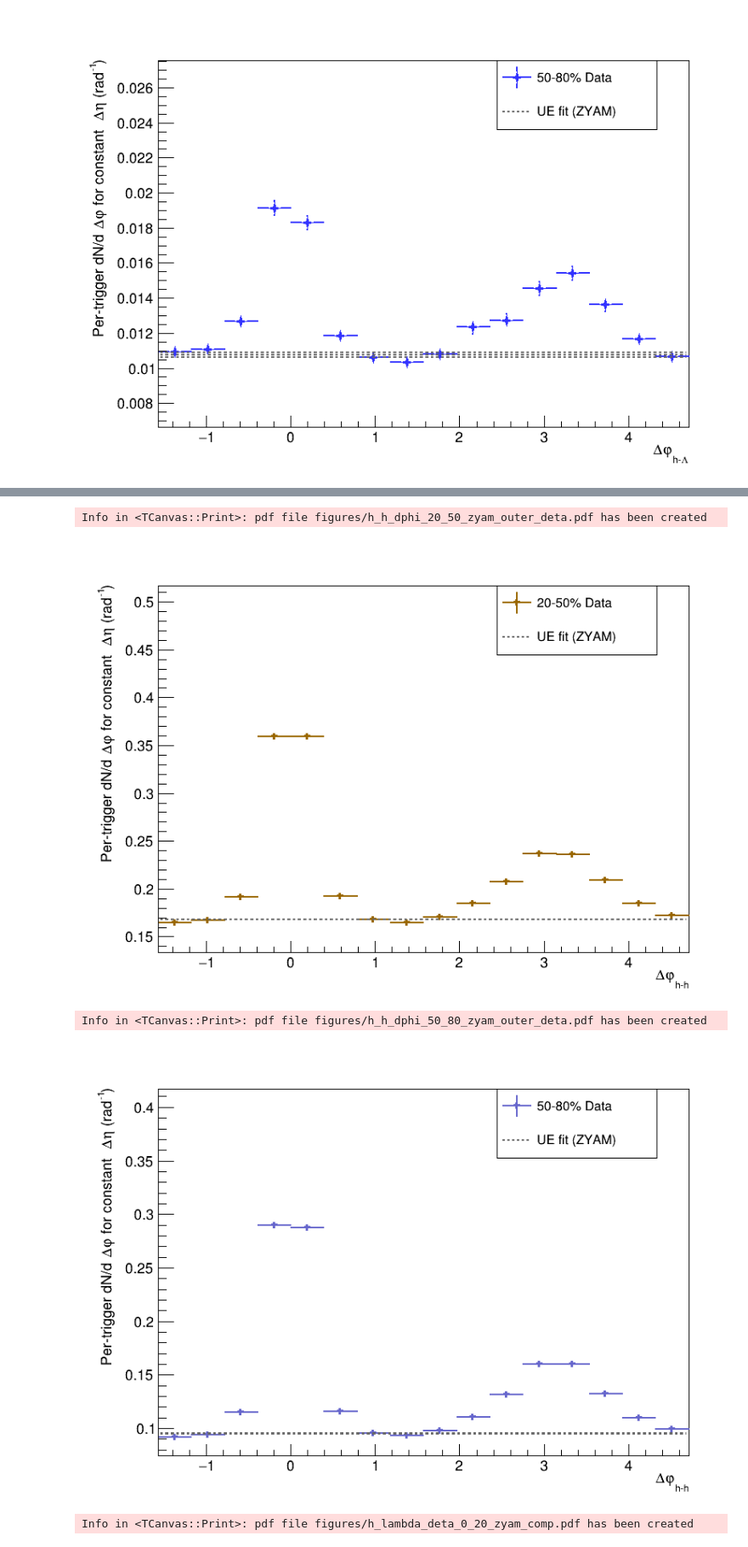
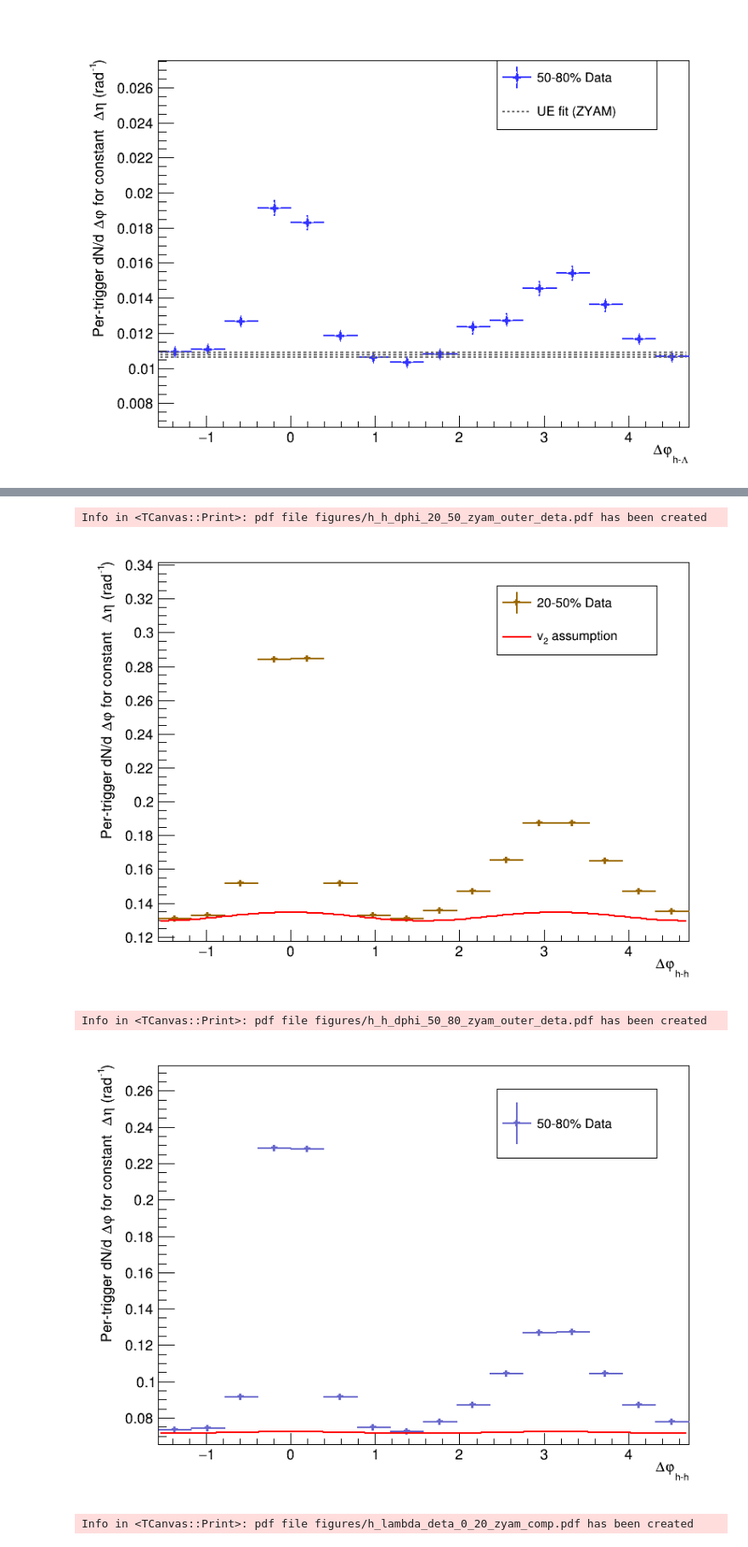
Before and after one commit to rhanniga/lambda-over-hadron, a Jupyter notebook: data/offline/plotting_notebook.ipynb, the cells around one changed output, grey strips where cells are left out. Shown at 85% size. Saved outputs shown, nothing was run; the diff lists cells and outputs as text; code cells hidden in the pictures.

```diff
--- a/data/offline/plotting_notebook.ipynb
+++ b/data/offline/plotting_notebook.ipynb
@@ -15,7 +15,7 @@ c.SetTopMargin(0.05)
 # %%
 # res_input_file = rt.TFile("output/res_avg6_sideband_subtraction_sig_11_114_trig_40_80_assoc_20_40_delta_eta_12.root")
 # v0_input_file = rt.TFile("output/v0_avg6_sideband_subtraction_rsb_1135_115_sig_1102_113_trig_40_80_assoc_20_40_delta_eta_12_normal_tmp.root")
-v0_input_file = rt.TFile("tmp.root")
+v0_input_file = rt.TFile("output/central_value/v0_avg6_sideband_subtraction_rsb_1135_115_sig_1102_113_trig_40_80_assoc_20_40_delta_eta_12_normal.root")
 # %%
 def setup_hist_for_single_plot(hist, x_title, y_title, color, marker_style):
     hist.SetTitle("")
@@ -1031,11 +1031,12 @@ Info in <TCanvas::Print>: pdf file figures/h_h_dphi_0_20_zyam_outer_deta.pdf has
 # %%
 h_dphi_dist_20_50.SetLineWidth(2)
 h_dphi_dist_20_50.Draw()
-# hh_ue_fit_20_50.Draw("same")
-hh_ue_line_20_50.Draw("same")
+hh_ue_fit_20_50.Draw("same")
+# hh_ue_line_20_50.Draw("same")
 # h_dphi_fit_20_50.Draw("same")
-hh_ue_upper_line_20_50.Draw("same")
-hh_ue_lower_line_20_50.Draw("same")
+# hh_ue_upper_line_20_50.Draw("same")
+# hh_ue_lower_line_20_50.Draw("same")
+
 
 label_x_start = 0.20
 label_y_start = 0.48
@@ -1061,58 +1062,58 @@ leg.SetBorderSize(1)
 leg.SetFillStyle(0)
 leg.SetTextSize(0.03)
 leg.AddEntry(h_dphi_dist_20_50, "20-50% Data", "lep")
-leg.AddEntry(hh_ue_line_20_50, "UE fit (ZYAM)", "l")
+# leg.AddEntry(hh_ue_line_20_50, "UE fit (ZYAM)", "l")
 # leg.AddEntry(h_dphi_fit_20_50, "Von Mises", "l")
-# leg.AddEntry(hh_ue_fit_20_50, "v_{2} assumption", "l")
+leg.AddEntry(hh_ue_fit_20_50, "v_{2} assumption", "l")
 leg.Draw("SAME")
 
 c.Draw()
 c.SaveAs("figures/h_h_dphi_20_50_zyam_outer_deta.pdf")
 # %% [output]
 Info in <TCanvas::Print>: pdf file figures/h_h_dphi_20_50_zyam_outer_deta.pdf has been created
-[figure, old version]
+[figure, new version]
 # %%
 h_dphi_dist_50_80.SetLineWidth(2)
 h_dphi_dist_50_80.Draw()
-hh_ue_line_50_80.Draw("same")
-hh_ue_upper_line_50_80.Draw("same")
-hh_ue_lower_line_50_80.Draw("same")
-# h_dphi_fit_50_80.Draw("same")
+# hh_ue_line_50_80.Draw("same")
+# hh_ue_upper_line_50_80.Draw("same")
+# hh_ue_lower_line_50_80.Draw("same")
+hh_ue_fit_50_80.Draw("same")
 
 label_x_start = 0.20
 label_y_start = 0.48
 label_text_space = 0.049
 
 
 label_x_start = 0.6
 label_y_start = 0.95
 label_text_space = 0.049
 
 # alice_data_label = rt.TLatex()
 # alice_data_label.SetNDC()
 # alice_data_label.SetTextSize(0.03)
 # alice_data_label.SetTextAlign(13)
 # alice_data_label.DrawLatex(label_x_start, label_y_start - label_text_space - 0.005, "#bf{50-80% V0A centrality}")
 # alice_data_label.DrawLatex(label_x_start, label_y_start - 2*label_text_space, "#bf{ 4.0 <   #it{p}^{h}_{T,trig}    < 8.0 GeV/#it{c}}")
 # alice_data_label.DrawLatex(label_x_start, label_y_start - 3*label_text_space, "#bf{ 2.0 <   #it{p}^{h}_{T,assoc} < 4.0 GeV/#it{c}}")
 # alice_data_label.DrawLatex(label_x_start, label_y_start - 4*label_text_space - 0.005, "#bf{-1.2 <   #Delta#eta_{h-h}   < 1.2}")
 
 leg = rt.TLegend(0.65, 0.75, 0.9, 0.9)
 leg.SetBorderSize(1)
 leg.SetFillStyle(0)
 leg.SetTextSize(0.03)
 leg.AddEntry(h_dphi_dist_50_80, "50-80% Data", "lep")
-leg.AddEntry(hh_ue_line_50_80, "UE fit (ZYAM)", "l")
+# leg.AddEntry(hh_ue_line_50_80, "UE fit (ZYAM)", "l")
 # leg.AddEntry(hh_ue_fit_50_80, "v_{2} assumption", "l")
 # leg.AddEntry(hh_ue_line_50_80, "UE fit (6 bin)", "l")
 leg.Draw("SAME")
 
 
 c.Draw()
 c.SaveAs("figures/h_h_dphi_50_80_zyam_outer_deta.pdf")
 # %% [output]
 Info in <TCanvas::Print>: pdf file figures/h_h_dphi_50_80_zyam_outer_deta.pdf has been created
-[figure, old version]
+[figure, new version]
 # %%
 v0_deta_dist_0_20 = v0_2d_dist_0_20.ProjectionX("v0_deta_dist_0_20", 1, 16)
 v0_deta_dist_20_50 = v0_2d_dist_20_50.ProjectionX("v0_deta_dist_20_50", 1, 16)
```
Also changed, not shown: parts of 20 cells of this notebook, 19 other files.
